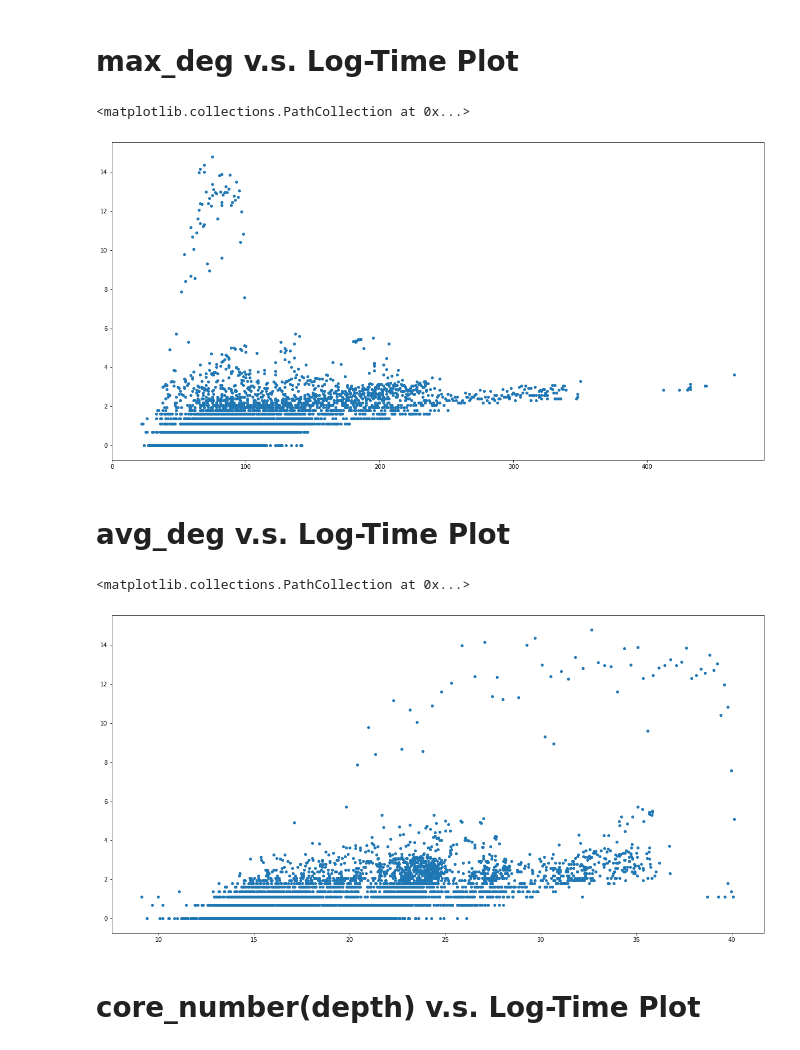
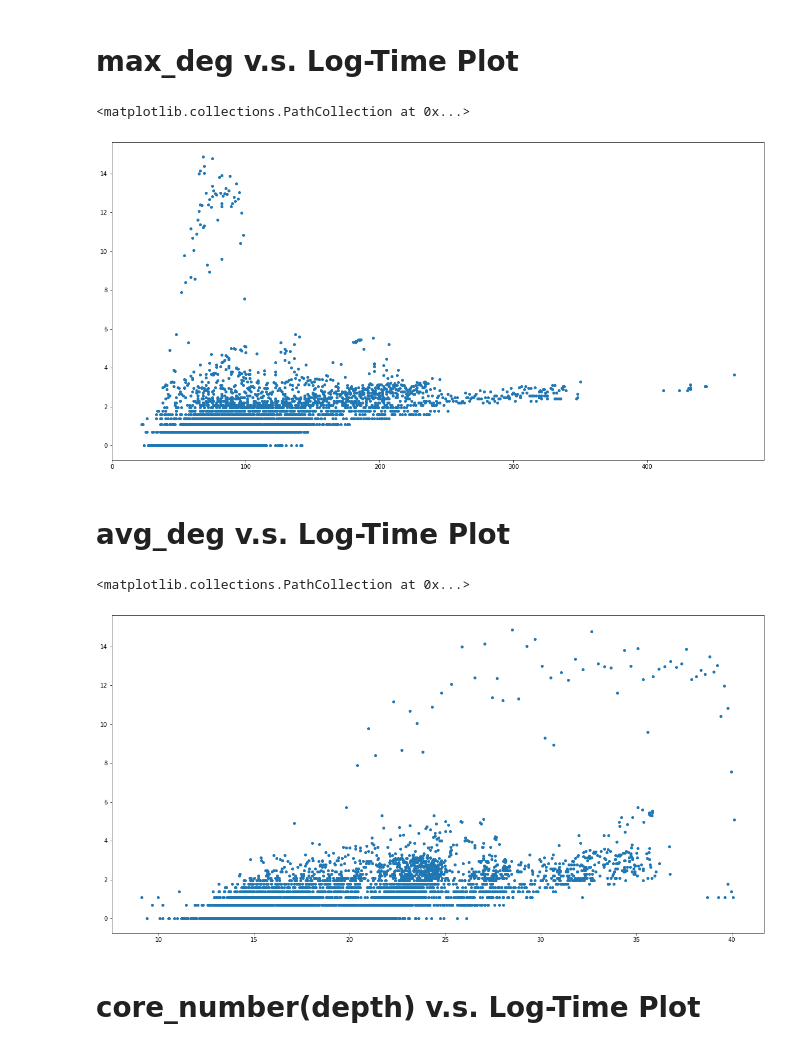
Before and after one commit to yanlab19870714/gthinkerQC_taskTimeDistribution, a Jupyter notebook: patent_logTime.ipynb, the cells around one changed output. Saved outputs shown, nothing was run; the diff lists cells and outputs as text; code cells hidden in the pictures.

```diff
--- a/patent_logTime.ipynb
+++ b/patent_logTime.ipynb
@@ -79,18 +71,15 @@ plt.scatter(x, np.log(y), s=16)
 # %%
 import numpy as np
 import matplotlib.pyplot as plt
 
 x = np.array(df['max_deg'])
 y = np.array(df['time(ms)'])
 
-x = x[:-1]
-y = y[:-1]
-
 plt.figure(figsize=(20,10))
 plt.scatter(x, np.log(y), s=16)
 # %% [output]
 <matplotlib.collections.PathCollection at 0x...>
-[figure, old version]
+[figure, new version]
 # %% [markdown]
 # avg_deg v.s. Log-Time Plot
 # %%
@@ -100,14 +89,11 @@ import matplotlib.pyplot as plt
 x = np.array(df['avg_deg'])
 y = np.array(df['time(ms)'])
 
-x = x[:-1]
-y = y[:-1]
-
 plt.figure(figsize=(20,10))
 plt.scatter(x, np.log(y), s=16)
 # %% [output]
 <matplotlib.collections.PathCollection at 0x...>
-[figure, old version]
+[figure, new version]
 # %% [markdown]
 # core_number(depth) v.s. Log-Time Plot
 # %%
```
Also changed, not shown: parts of 5 cells of this notebook, 3 other files.
